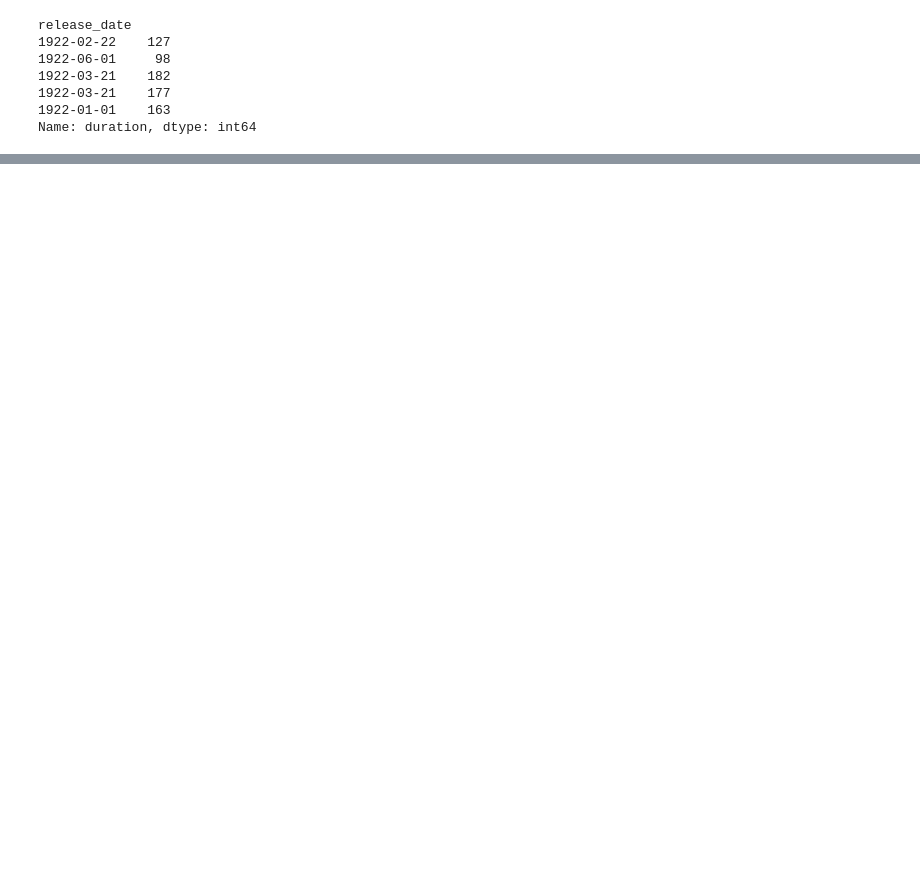
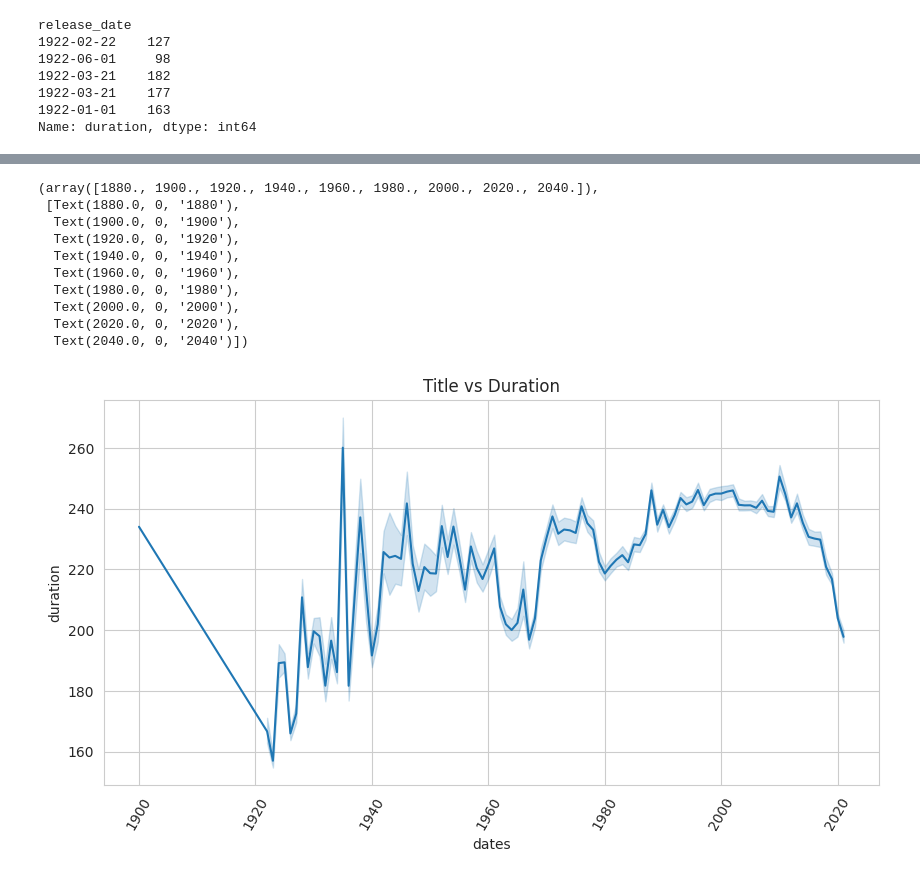
Before and after one commit to sr606/Spotify-Data-Analysis, a Jupyter notebook: Spotify_Data_Analysis.ipynb, the cells around one changed output, grey strips where cells are left out. Cells and saved outputs as stored; diff of their text form; code cells hidden in the pictures; blank space fills up the shorter version.

```diff
--- a/Spotify_Data_Analysis.ipynb
+++ b/Spotify_Data_Analysis.ipynb
@@ -160,0 +203,19 @@ Name: duration, dtype: int64
+# %%
+total_dr = df_tracks.duration
+sns.set_style(style = "whitegrid")
+fig_dims = (10,5)
+fig, ax = plt.subplots(figsize = fig_dims)
+fig = sns.lineplot(x = years, y = total_dr, ax = ax).set(title = "Title vs Duration")
+plt.xticks(rotation = 60)
+# %% [output]
+(array([1880., 1900., 1920., 1940., 1960., 1980., 2000., 2020., 2040.]),
+ [Text(1880.0, 0, '1880'),
+  Text(1900.0, 0, '1900'),
+  Text(1920.0, 0, '1920'),
+  Text(1940.0, 0, '1940'),
+  Text(1960.0, 0, '1960'),
+  Text(1980.0, 0, '1980'),
+  Text(2000.0, 0, '2000'),
+  Text(2020.0, 0, '2020'),
+  Text(2040.0, 0, '2040')])
+[figure, added]
```
Also changed, not shown: parts of 7 cells of this notebook.
